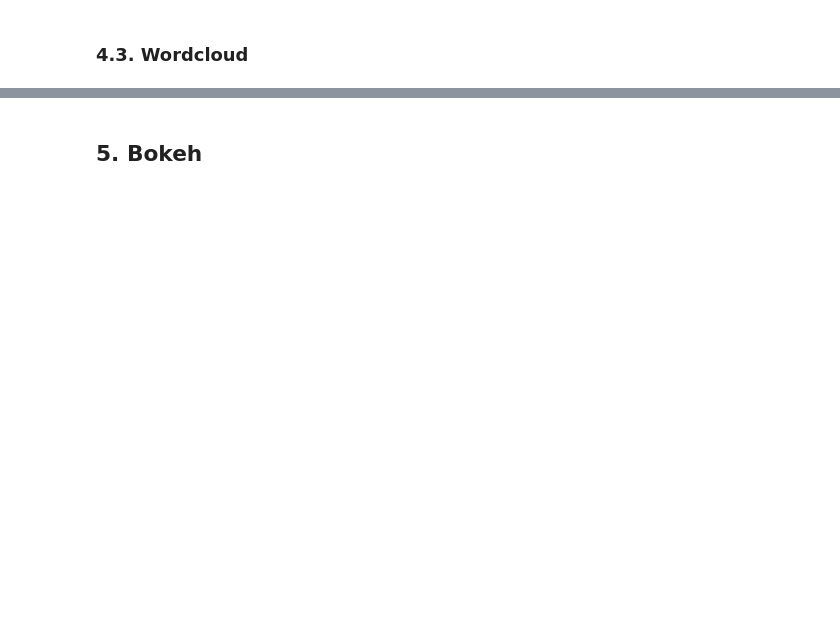
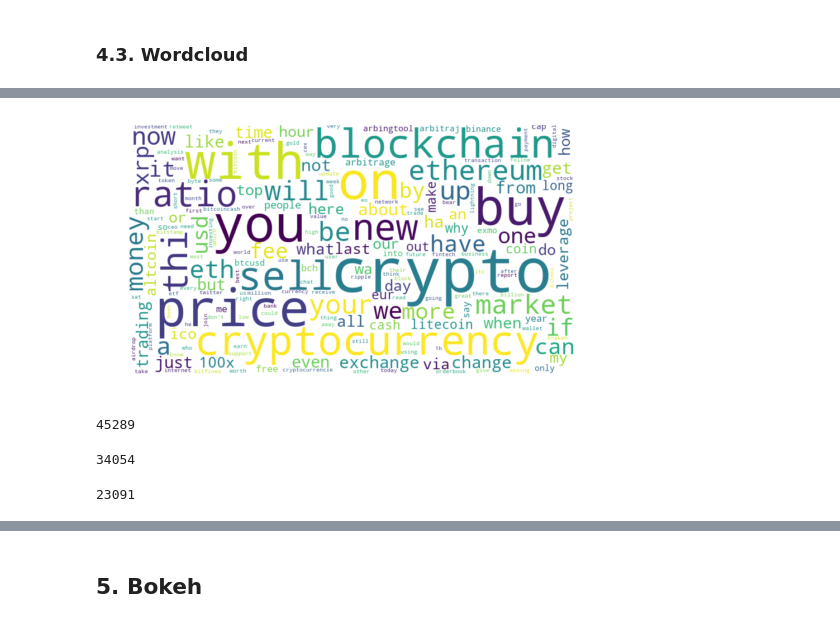
Before and after one commit to fund3/sentiment-dashboard, a Jupyter notebook: Analysis.ipynb, the cells around one changed output, grey strips where cells are left out. Saved outputs shown, nothing was run; the diff lists cells and outputs as text; code cells hidden in the pictures; blank space fills up the shorter version.

```diff
--- a/Analysis.ipynb
+++ b/Analysis.ipynb
@@ -456,0 +439,36 @@ build_word_cloud(df_tweets[df_tweets['ih_sentiment'] == 1], stopwords=stopwords,
+# %%
+build_word_cloud(df_tweets,
+                 column_name='full_text_clean', stopwords=stopwords, collocations=False)
+# %% [output]
+[figure, added]
+# %%
+from collections import Counter
+vocab = Counter()
+
+for tweet in df_tweets['full_text_clean']:
+    for token in tweet.split():
+        vocab[token] += 1
+
+print(len(vocab))
+# %% [output]
+45289
+# %%
+pos_vocab = Counter()
+
+for tweet in df_tweets[df_tweets['ih_sentiment'] == 1]['full_text_clean']:
+    for token in tweet.split():
+        pos_vocab[token] += 1
+
+print(len(pos_vocab))
+# %% [output]
+34054
+# %%
+neg_vocab = Counter()
+
+for tweet in df_tweets[df_tweets['ih_sentiment'] == 0]['full_text_clean']:
+    for token in tweet.split():
+        neg_vocab[token] += 1
+
+print(len(neg_vocab))
+# %% [output]
+23091
```
Also changed, not shown: parts of 76 cells of this notebook.
